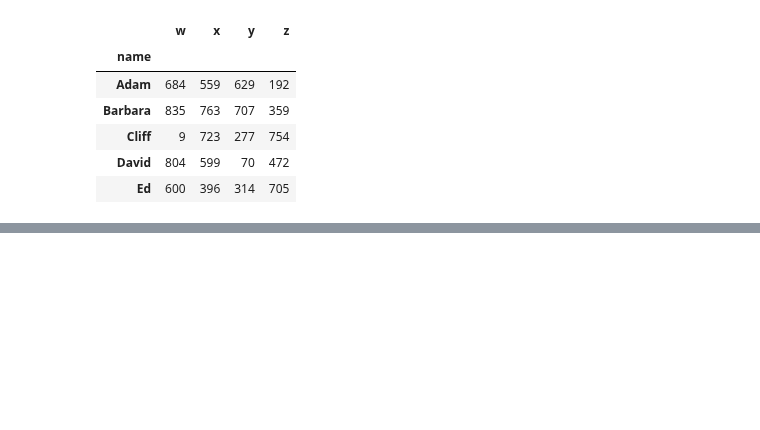
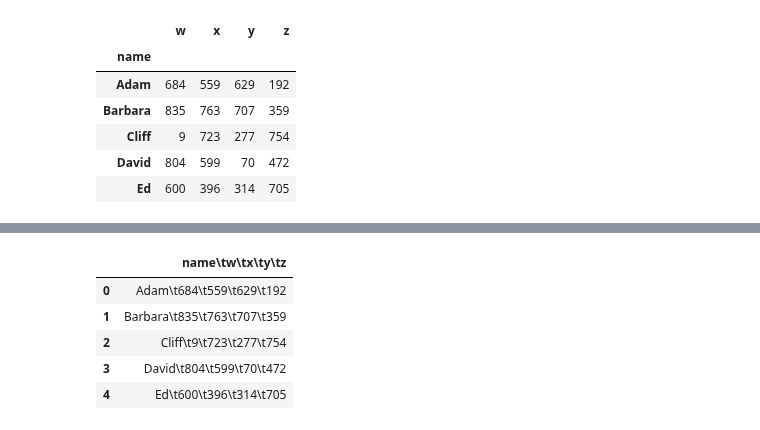
Before and after one commit to reuven/Apple-2025-autumn-Python, a Jupyter notebook: 2025-11November-11.ipynb, the cells around one changed output, grey strips where cells are left out. Drawn from its saved outputs; the diff is of its cells as text; code cells hidden in the pictures; blank space fills up the shorter version.

```diff
--- a/2025-11November-11.ipynb
+++ b/2025-11November-11.ipynb
@@ -774,0 +796,9 @@ pd.read_csv('mydata.csv',
+# %%
+pd.read_csv('mydata.csv')
+# %% [output]
+|  | name\tw\tx\ty\tz |
+| 0 | Adam\t684\t559\t629\t192 |
+| 1 | Barbara\t835\t763\t707\t359 |
+| 2 | Cliff\t9\t723\t277\t754 |
+| 3 | David\t804\t599\t70\t472 |
+| 4 | Ed\t600\t396\t314\t705 |
```
Also changed, not shown: parts of 3 cells of this notebook.
